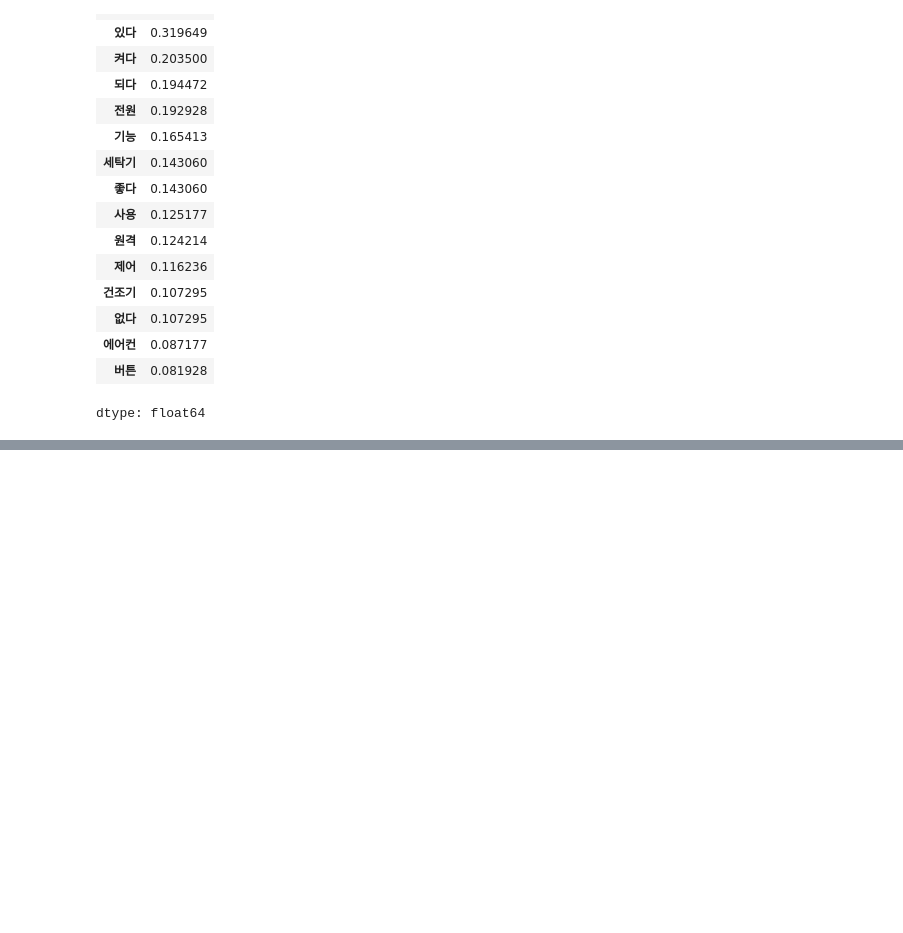
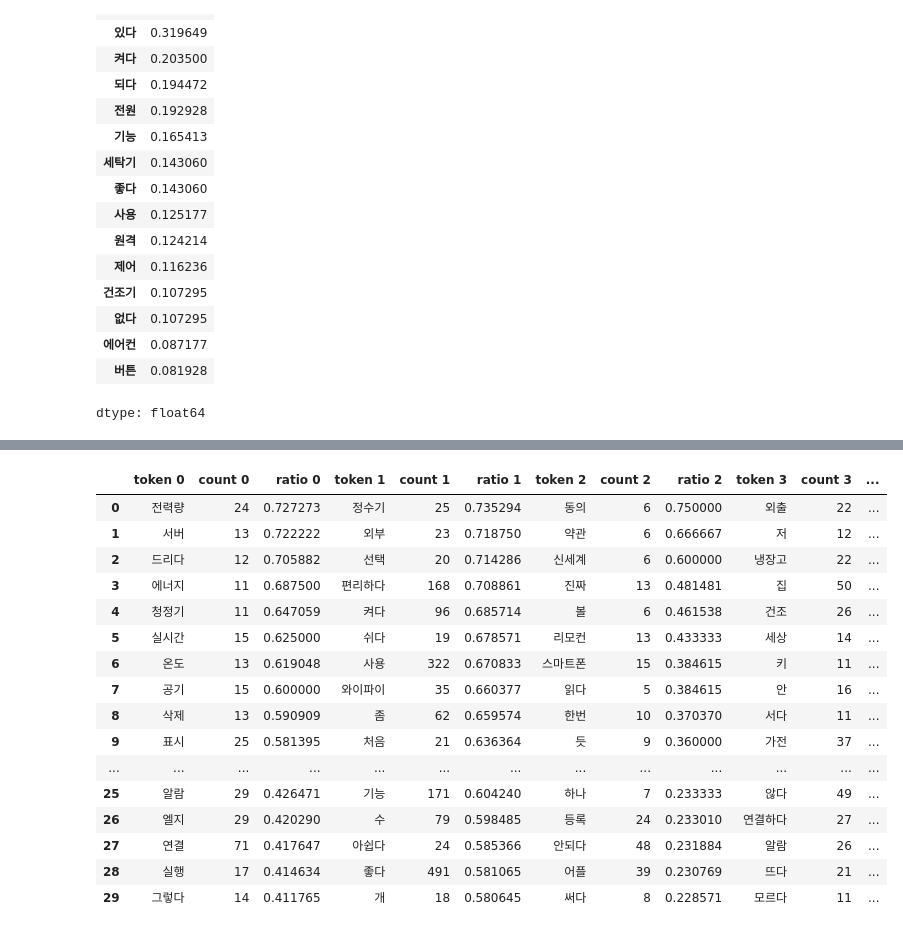
Before and after one commit to donna6355/study_python, a Jupyter notebook: ml_pre_processing.ipynb, the cells around one changed output, grey strips where cells are left out. Saved outputs shown, nothing was run; the diff lists cells and outputs as text; code cells hidden in the pictures; blank space fills up the shorter version.

```diff
--- a/ml_pre_processing.ipynb
+++ b/ml_pre_processing.ipynb
@@ -387,0 +542,2 @@ result.head(30)
+# %%
+ldamodel = gensim.models.ldamodel.LdaModel(corpus, num_topics = 4, id2word=dictionary, random_state=42)
@@ -387,0 +553,12 @@ result.head(30)
+# %%
+align =[]
+for i in ldamodel.get_document_topics(corpus):
+  label = []
+  value = []
+  for t,v in i:
+    label.append(t)
+    value.append(v)
+  align.append(label[np.argmax(value)])
+
+df_cluster0['topic'] = align
+df_cluster0
@@ -387,0 +670,62 @@ result.head(30)
+# %%
+#현재 클러스터 출현 빈도 / 전체 문서 빈도
+from collections import Counter
+import numpy as np
+from sklearn.feature_extraction.text import TfidfVectorizer
+
+def calc_ratio(df, label):
+  all_document = []
+  for i in df[label].unique():
+    temp = df.loc[df[label] == i]['token']
+    cluster_document = ''
+    for w in temp:
+      doc = " ".join(w)+' '
+      cluster_document+=doc
+    all_document.append(cluster_document)
+
+  cnt = []
+  total = ''
+  for i in all_document:
+    cnt.append(dict(Counter(i.split())))
+    total += i
+  total = dict(Counter(total.split()))
+
+
+  ratio = []
+  for i in cnt:
+    dic = {}
+    for w in i:
+      dic[w] = i[w]/total[w]
+    ratio.append(dic)
+
+  result = pd.DataFrame()
+  num = 0
+  for a, i in zip(cnt, ratio):
+    temp = pd.DataFrame({'token':list(a.keys()),'count':list(a.values()),'ratio':list(i.values())})
+    temp = temp.sort_values(by="count", ascending=False).iloc[:100].sort_values(by="ratio", ascending=False).reset_index(drop = True)
+    temp.columns = [f'token {num}',f'count {num}',f'ratio {num}']
+    result = pd.concat([result,temp], axis = 1)
+    num +=1
+
+  return result
+
+cluster0_ratio = calc_ratio(df_cluster0, 'topic')
+cluster0_ratio.head(30)
+# %% [output]
+|  | token 0 | count 0 | ratio 0 | token 1 | count 1 | ratio 1 | token 2 | count 2 | ratio 2 | token 3 | count 3 | ... |
+| 0 | 전력량 | 24 | 0.727273 | 정수기 | 25 | 0.735294 | 동의 | 6 | 0.750000 | 외출 | 22 | ... |
+| 1 | 서버 | 13 | 0.722222 | 외부 | 23 | 0.718750 | 약관 | 6 | 0.666667 | 저 | 12 | ... |
+| 2 | 드리다 | 12 | 0.705882 | 선택 | 20 | 0.714286 | 신세계 | 6 | 0.600000 | 냉장고 | 22 | ... |
+| 3 | 에너지 | 11 | 0.687500 | 편리하다 | 168 | 0.708861 | 진짜 | 13 | 0.481481 | 집 | 50 | ... |
+| 4 | 청정기 | 11 | 0.647059 | 켜다 | 96 | 0.685714 | 볼 | 6 | 0.461538 | 건조 | 26 | ... |
+| 5 | 실시간 | 15 | 0.625000 | 쉬다 | 19 | 0.678571 | 리모컨 | 13 | 0.433333 | 세상 | 14 | ... |
+| 6 | 온도 | 13 | 0.619048 | 사용 | 322 | 0.670833 | 스마트폰 | 15 | 0.384615 | 키 | 11 | ... |
+| 7 | 공기 | 15 | 0.600000 | 와이파이 | 35 | 0.660377 | 읽다 | 5 | 0.384615 | 안 | 16 | ... |
+| 8 | 삭제 | 13 | 0.590909 | 좀 | 62 | 0.659574 | 한번 | 10 | 0.370370 | 서다 | 11 | ... |
+| 9 | 표시 | 25 | 0.581395 | 처음 | 21 | 0.636364 | 듯 | 9 | 0.360000 | 가전 | 37 | ... |
+| ... | ... | ... | ... | ... | ... | ... | ... | ... | ... | ... | ... | ... |
+| 25 | 알람 | 29 | 0.426471 | 기능 | 171 | 0.604240 | 하나 | 7 | 0.233333 | 않다 | 49 | ... |
+| 26 | 엘지 | 29 | 0.420290 | 수 | 79 | 0.598485 | 등록 | 24 | 0.233010 | 연결하다 | 27 | ... |
+| 27 | 연결 | 71 | 0.417647 | 아쉽다 | 24 | 0.585366 | 안되다 | 48 | 0.231884 | 알람 | 26 | ... |
+| 28 | 실행 | 17 | 0.414634 | 좋다 | 491 | 0.581065 | 어플 | 39 | 0.230769 | 뜨다 | 21 | ... |
+| 29 | 그렇다 | 14 | 0.411765 | 개 | 18 | 0.580645 | 써다 | 8 | 0.228571 | 모르다 | 11 | ... |
```
Also changed, not shown: parts of 17 cells of this notebook.
